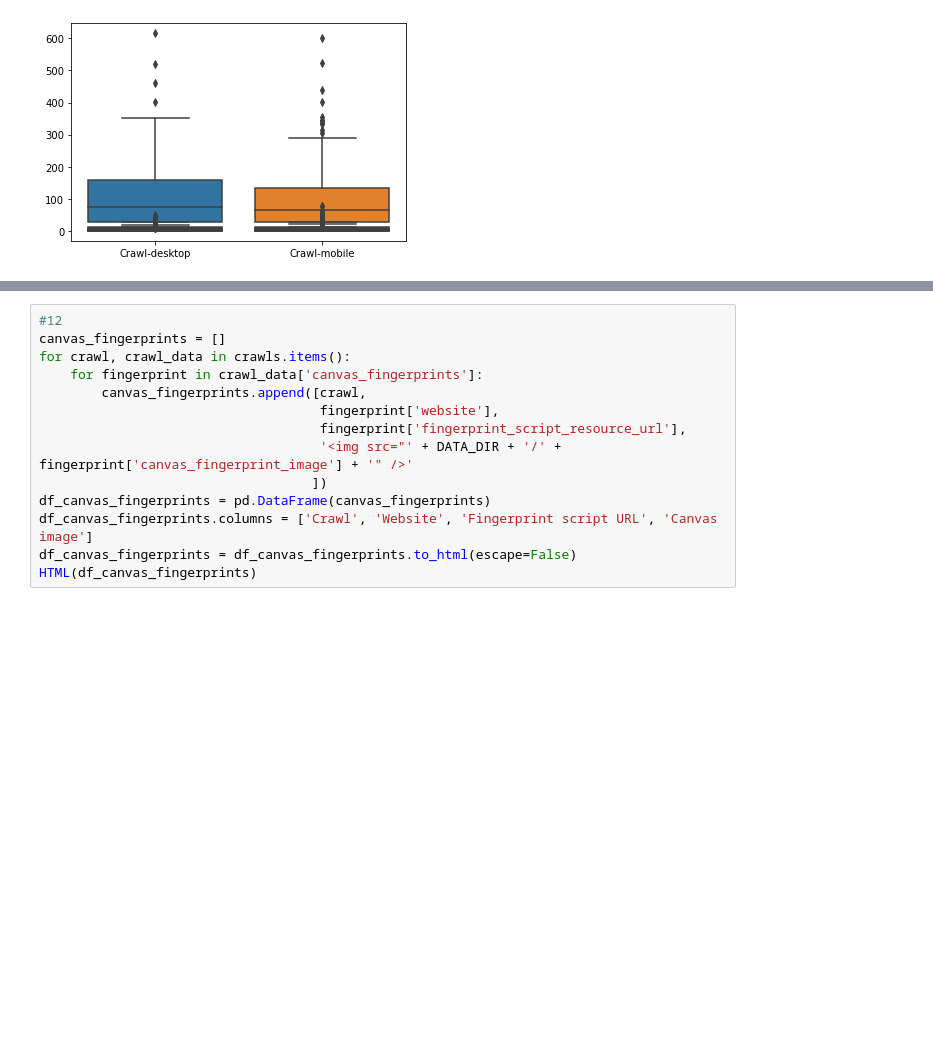
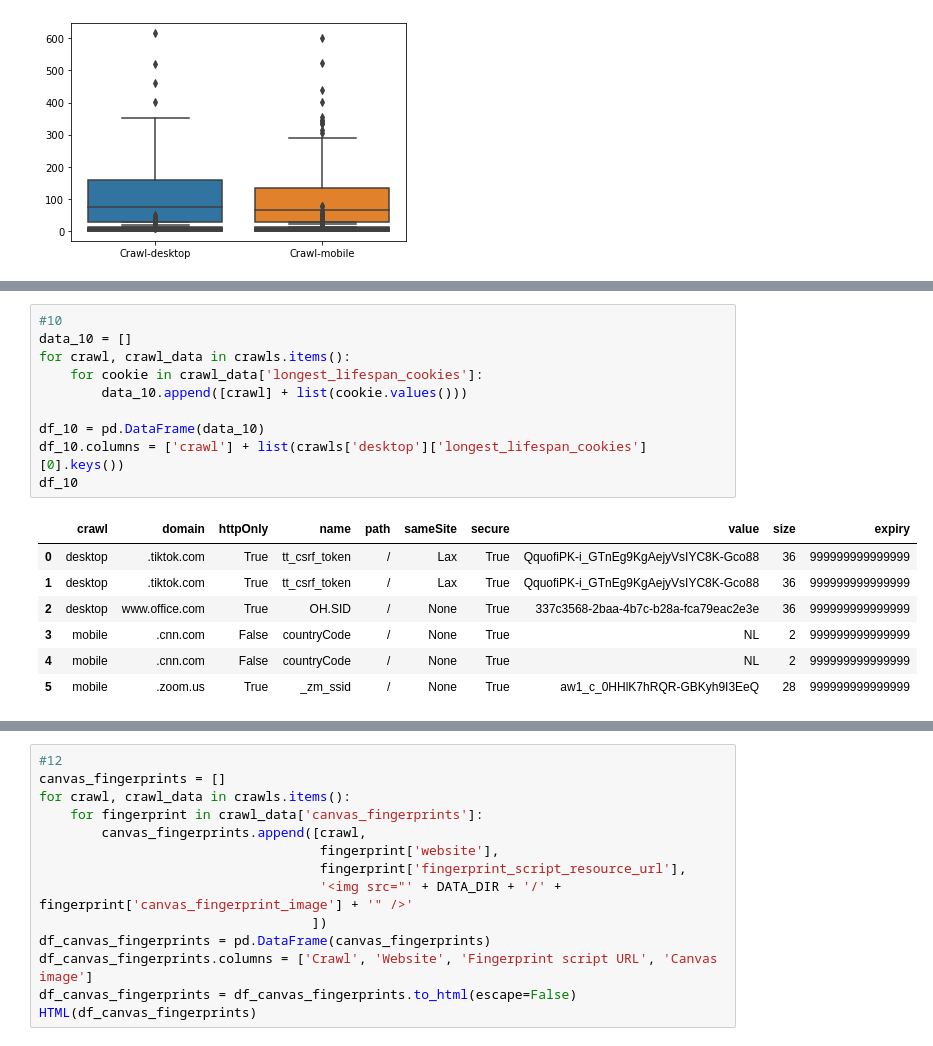
Before and after one commit to JobDoesburg/capita-selecta-selenium-crawler, a Jupyter notebook: analysis/analysis.ipynb, the cells around one changed output, grey strips where cells are left out. Drawn from its saved outputs; the diff is of its cells as text; blank space fills up the shorter version.

```diff
--- a/analysis/analysis.ipynb
+++ b/analysis/analysis.ipynb
@@ -379,0 +353,18 @@ df_11.groupby(['crawl','combo'])['combo'] \
+# %%
+#10
+data_10 = []
+for crawl, crawl_data in crawls.items():
+    for cookie in crawl_data['longest_lifespan_cookies']:
+        data_10.append([crawl] + list(cookie.values()))
+
+df_10 = pd.DataFrame(data_10)
+df_10.columns = ['crawl'] + list(crawls['desktop']['longest_lifespan_cookies'][0].keys())
+df_10
+# %% [output]
+|  | crawl | domain | httpOnly | name | path | sameSite | secure | value | size | expiry |
+| 0 | desktop | .tiktok.com | True | tt_csrf_token | / | Lax | True | QquofiPK-i_GTnEg9KgAejyVsIYC8K-Gco88 | 36 | 999999999999999 |
+| 1 | desktop | .tiktok.com | True | tt_csrf_token | / | Lax | True | QquofiPK-i_GTnEg9KgAejyVsIYC8K-Gco88 | 36 | 999999999999999 |
+| 2 | desktop | www.office.com | True | OH.SID | / | None | True | 337c3568-2baa-4b7c-b28a-fca79eac2e3e | 36 | 999999999999999 |
+| 3 | mobile | .cnn.com | False | countryCode | / | None | True | NL | 2 | 999999999999999 |
+| 4 | mobile | .cnn.com | False | countryCode | / | None | True | NL | 2 | 999999999999999 |
+| 5 | mobile | .zoom.us | True | _zm_ssid | / | None | True | aw1_c_0HHlK7hRQR-GBKyh9I3EeQ | 28 | 999999999999999 |
```
Also changed, not shown: parts of 4 cells of this notebook.
